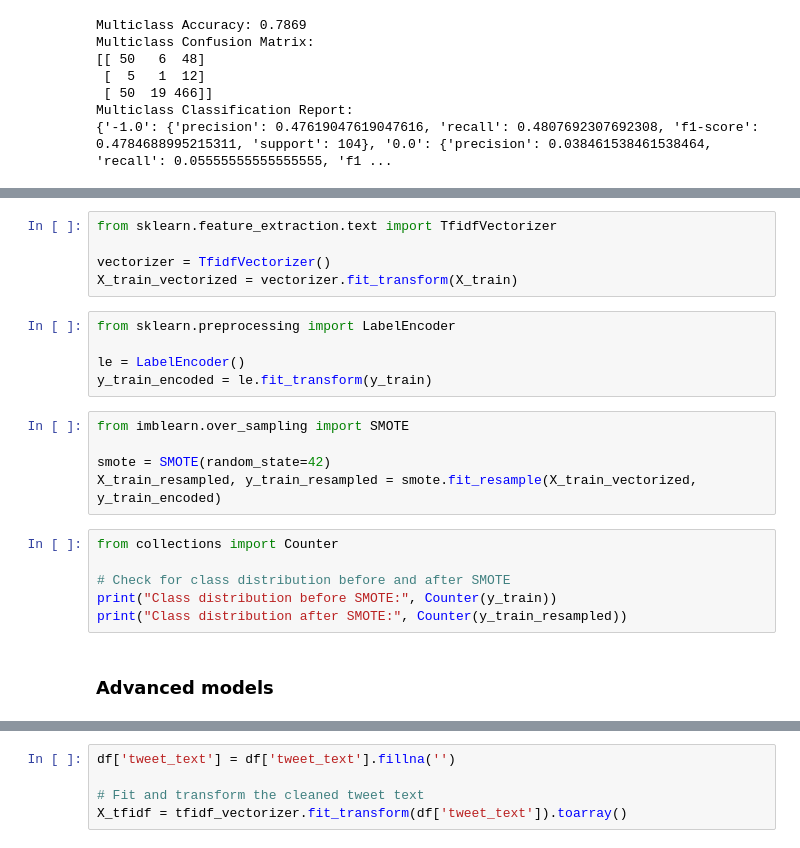
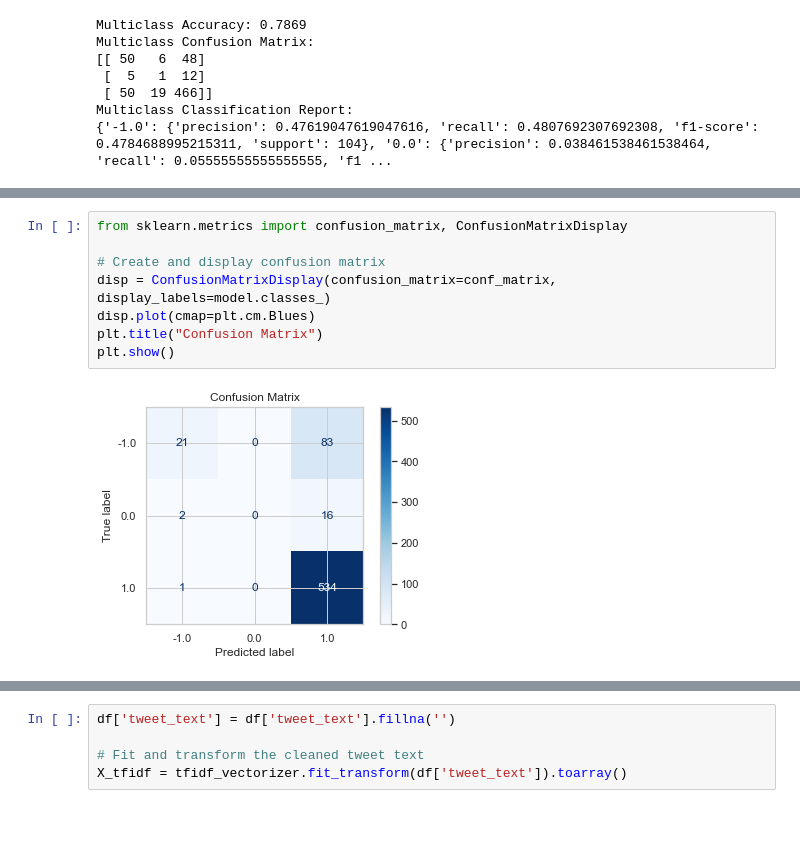
Before and after one commit to Gladwellchebelyon/Twitter-Sentiment-Analysis, a Jupyter notebook: twitter_sentiment_analysis.ipynb, the cells around one changed output, grey strips where cells are left out. Drawn from its saved outputs; the diff is of its cells as text; blank space fills up the shorter version.

```diff
--- a/twitter_sentiment_analysis.ipynb
+++ b/twitter_sentiment_analysis.ipynb
@@ -729,23 +751,10 @@ print(f"Number of NaN values in y_train: {y_train.isna().sum()}")
-# %%
-from sklearn.feature_extraction.text import TfidfVectorizer
-
-vectorizer = TfidfVectorizer()
-X_train_vectorized = vectorizer.fit_transform(X_train)
-# %%
-from sklearn.preprocessing import LabelEncoder
-
-le = LabelEncoder()
-y_train_encoded = le.fit_transform(y_train)
-# %%
-from imblearn.over_sampling import SMOTE
-
-smote = SMOTE(random_state=42)
-X_train_resampled, y_train_resampled = smote.fit_resample(X_train_vectorized, y_train_encoded)
-# %%
-from collections import Counter
-
-# Check for class distribution before and after SMOTE
-print("Class distribution before SMOTE:", Counter(y_train))
-print("Class distribution after SMOTE:", Counter(y_train_resampled))
-# %% [markdown]
-### Advanced models
+# %%
+from sklearn.metrics import confusion_matrix, ConfusionMatrixDisplay
+
+# Create and display confusion matrix
+disp = ConfusionMatrixDisplay(confusion_matrix=conf_matrix, display_labels=model.classes_)
+disp.plot(cmap=plt.cm.Blues)
+plt.title("Confusion Matrix")
+plt.show()
+# %% [output]
+[figure, added]
```
Also changed, not shown: parts of 51 cells of this notebook.
